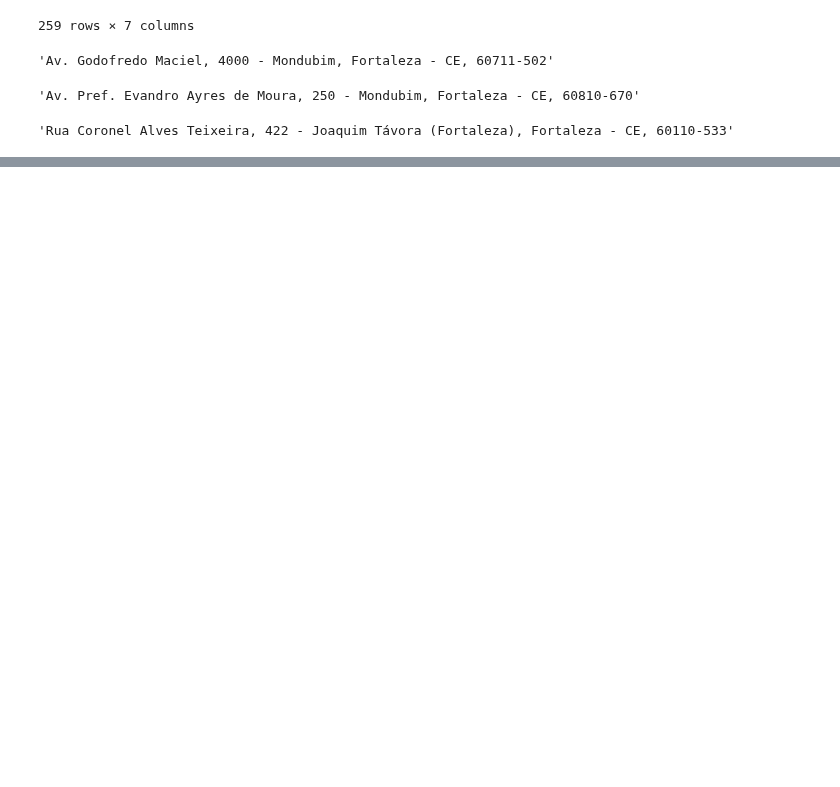
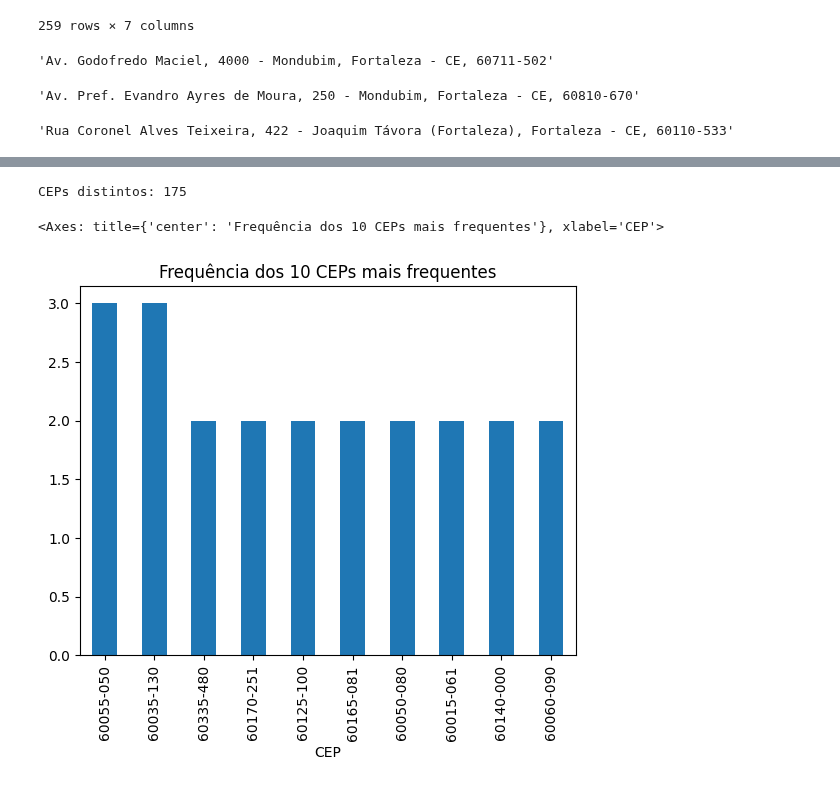
Before and after one commit to clairtonluz/MBA-em-ciencia-de-dados, a Jupyter notebook: Mineracao de Texto/exercicios/EXERCICIO-1- MINERACAO DE TEXTO- 2025.ipynb, the cells around one changed output, grey strips where cells are left out. Saved outputs shown, nothing was run; the diff lists cells and outputs as text; code cells hidden in the pictures; blank space fills up the shorter version.

```diff
--- a/Mineracao de Texto/exercicios/EXERCICIO-1- MINERACAO DE TEXTO- 2025.ipynb
+++ b/Mineracao de Texto/exercicios/EXERCICIO-1- MINERACAO DE TEXTO- 2025.ipynb
@@ -72,0 +130,3 @@ Name: TIPO, dtype: int64
+# %%
+df_filtrado['CEP'] = df_filtrado.LOCAL.str.extract(r'(\d{5}-\d{3})')
+df_filtrado.head()
@@ -72,0 +145,10 @@ Name: TIPO, dtype: int64
+# %%
+# calcule quantos CEPS distintos há no conjunto de dados.
+print('CEPs distintos:', df_filtrado.CEP.nunique())
+# %% [output]
+CEPs distintos: 175
+# %%
+df_filtrado.CEP.value_counts().head(10).plot(kind='bar', title='Frequência dos 10 CEPs mais frequentes')
+# %% [output]
+<Axes: title={'center': 'Frequência dos 10 CEPs mais frequentes'}, xlabel='CEP'>
+[figure, added]
```
Also changed, not shown: parts of 12 cells of this notebook.
